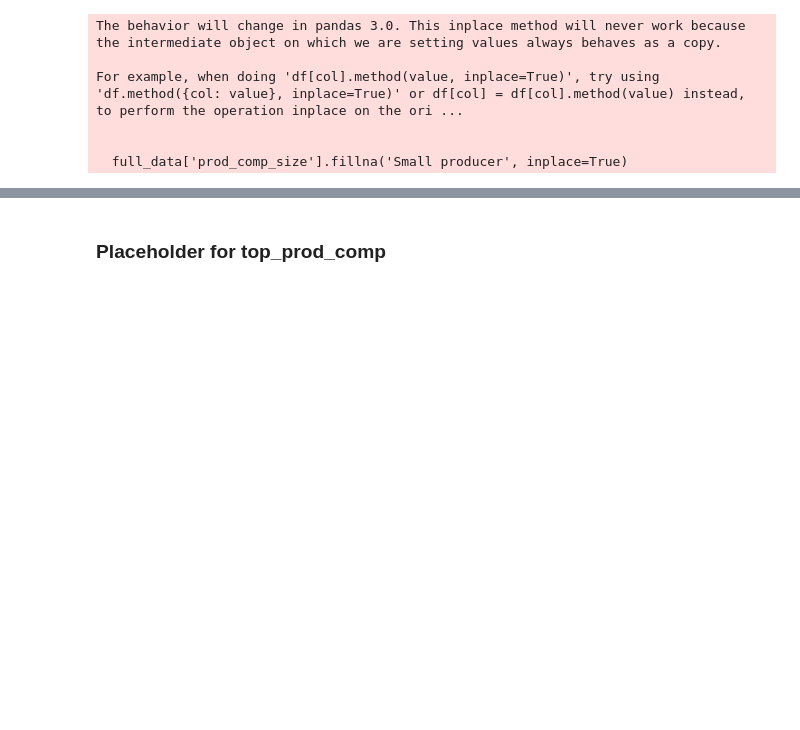
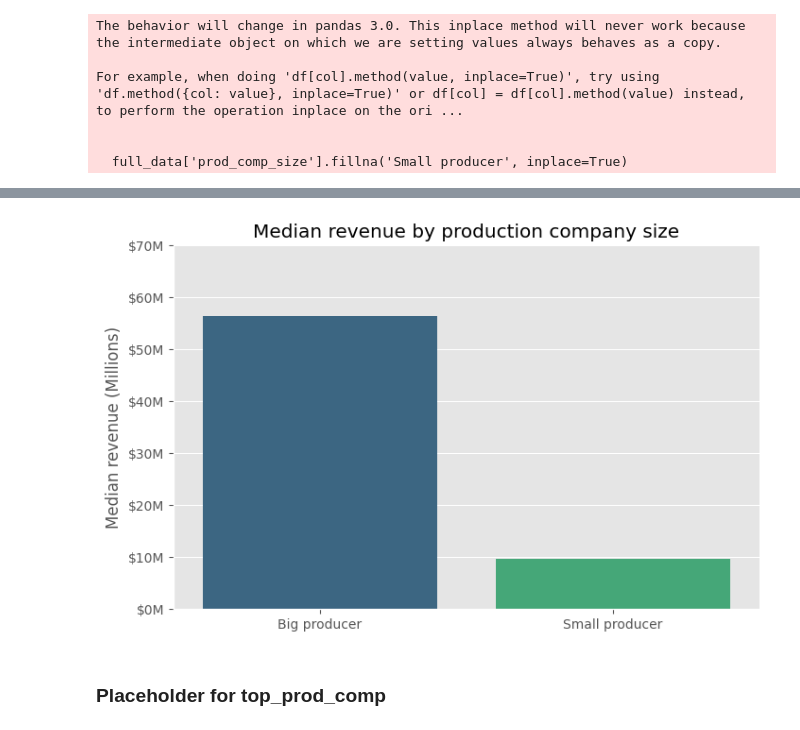
Before and after one commit to ES-Abdellatif/box-office-predictions, a Jupyter notebook: BoxOffice_Predictions_PyDraft.ipynb, the cells around one changed output, grey strips where cells are left out. Saved outputs shown, nothing was run; the diff lists cells and outputs as text; code cells hidden in the pictures; blank space fills up the shorter version.

```diff
--- a/BoxOffice_Predictions_PyDraft.ipynb
+++ b/BoxOffice_Predictions_PyDraft.ipynb
@@ -486,3 +518,36 @@ For example, when doing 'df[col].method(value, inplace=True)', try using 'df.met
+# %%
+# Filter first 3000 rows
+subset_data = full_data.iloc[:3000]
+
+# Set figure size
+plt.figure(figsize=(8, 5))
+
+# Create bar plot for median revenue
+sns.barplot(data=subset_data,
+            x="prod_comp_size",
+            y="revenue",
+            estimator=np.median,
+            hue="prod_comp_size",
+            palette="viridis",
+            dodge=False,
+            errorbar=None)
+
+# Formatting
+max_y = subset_data.groupby("prod_comp_size")["revenue"].median().max()  # Get max median revenue dynamically
+plt.ylim(0, max_y * 1.1)  # Add buffer to max revenue
+
+# Set y-ticks dynamically and format as millions ($M)
+plt.yticks(plt.yticks()[0], [f'${int(y/1e6)}M' for y in plt.yticks()[0]])
+
+plt.title("Median revenue by production company size")
+plt.xlabel("")
+plt.ylabel("Median revenue (Millions)")
+plt.legend([], [], frameon=False)  # Hide legend
+sns.despine()
+
+plt.show()
+# %% [output]
+[figure, added]
 # %% [markdown]
 ### Placeholder for top_prod_comp
 # %%
```
Also changed, not shown: parts of 2 cells of this notebook.
